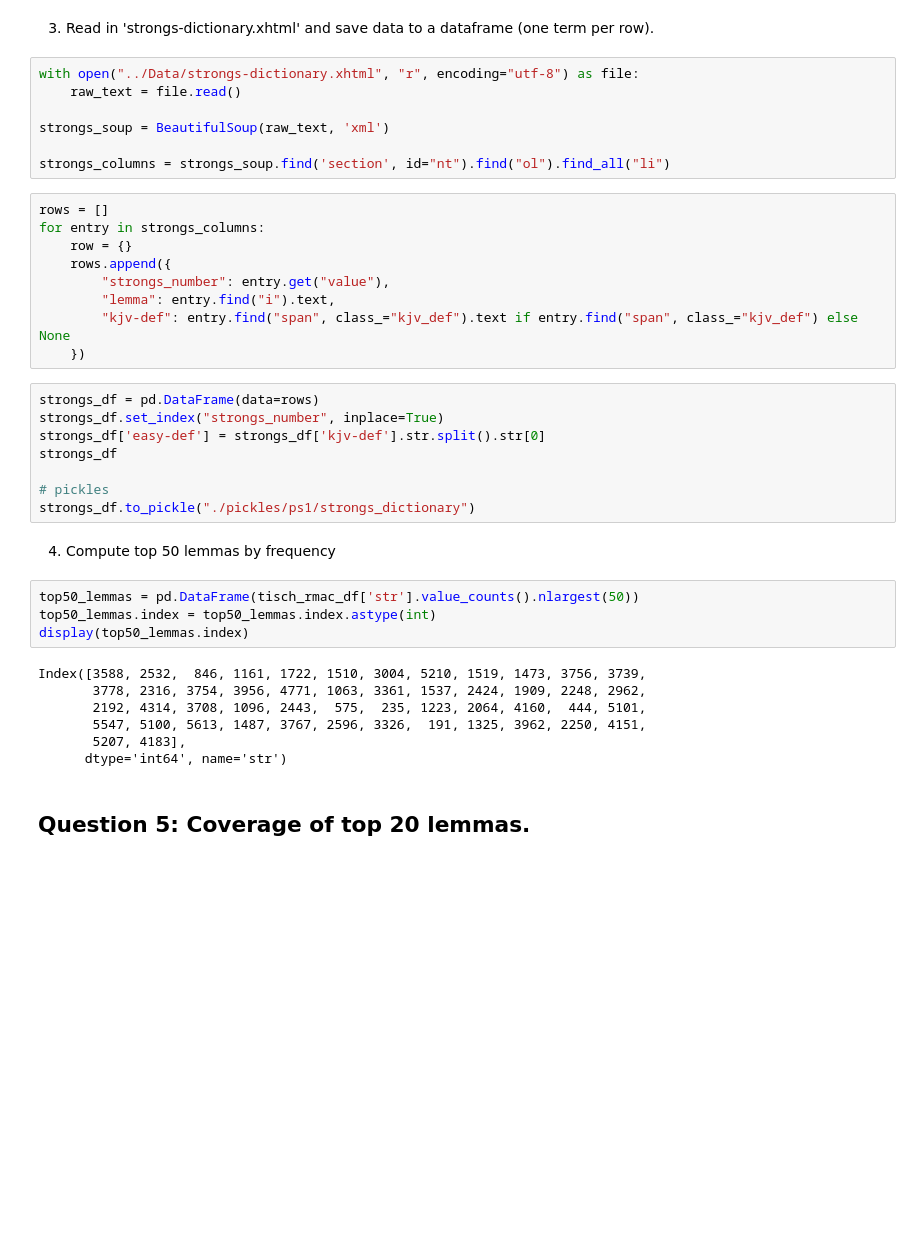
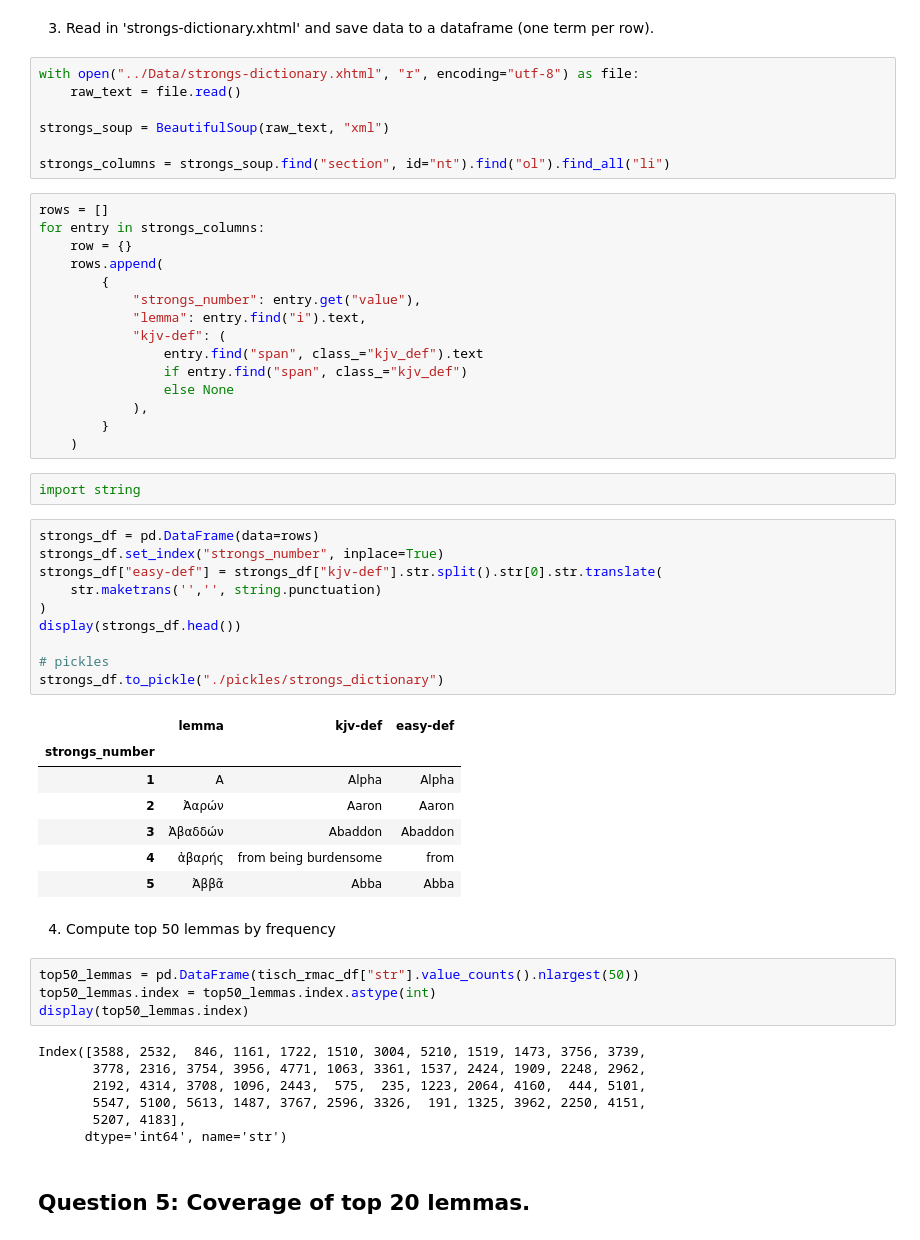
Before and after one commit to Tussky/Datascience-problem-set, a Jupyter notebook: PS1_InitialExploration.ipynb, the cells around one changed output. Cells and saved outputs as stored; diff of their text form; blank space fills up the shorter version.

```diff
--- a/PS1_InitialExploration.ipynb
+++ b/PS1_InitialExploration.ipynb
@@ -128,30 +166,48 @@ tisch_rmac_df = tisch_rmac_df[
 with open("../Data/strongs-dictionary.xhtml", "r", encoding="utf-8") as file:
     raw_text = file.read()
 
-strongs_soup = BeautifulSoup(raw_text, 'xml')
+strongs_soup = BeautifulSoup(raw_text, "xml")
 
-strongs_columns = strongs_soup.find('section', id="nt").find("ol").find_all("li")
+strongs_columns = strongs_soup.find("section", id="nt").find("ol").find_all("li")
 # %%
 rows = []
 for entry in strongs_columns:
     row = {}
-    rows.append({
-        "strongs_number": entry.get("value"),
-        "lemma": entry.find("i").text,
-        "kjv-def": entry.find("span", class_="kjv_def").text if entry.find("span", class_="kjv_def") else None
-    })
+    rows.append(
+        {
+            "strongs_number": entry.get("value"),
+            "lemma": entry.find("i").text,
+            "kjv-def": (
+                entry.find("span", class_="kjv_def").text
+                if entry.find("span", class_="kjv_def")
+                else None
+            ),
+        }
+    )
+# %%
+import string
 # %%
 strongs_df = pd.DataFrame(data=rows)
 strongs_df.set_index("strongs_number", inplace=True)
-strongs_df['easy-def'] = strongs_df['kjv-def'].str.split().str[0]
-strongs_df
+strongs_df["easy-def"] = strongs_df["kjv-def"].str.split().str[0].str.translate(
+    str.maketrans('','', string.punctuation)
+)
+display(strongs_df.head())
 
 # pickles
-strongs_df.to_pickle("./pickles/ps1/strongs_dictionary")
+strongs_df.to_pickle("./pickles/strongs_dictionary")
+# %% [output]
+|  | lemma | kjv-def | easy-def |
+| strongs_number |  |  |  |
+| 1 | Α | Alpha | Alpha |
+| 2 | Ἀαρών | Aaron | Aaron |
+| 3 | Ἀβαδδών | Abaddon | Abaddon |
+| 4 | ἀβαρής | from being burdensome | from |
+| 5 | Ἀββᾶ | Abba | Abba |
 # %% [markdown]
 4. Compute top 50 lemmas by frequency
 # %%
-top50_lemmas = pd.DataFrame(tisch_rmac_df['str'].value_counts().nlargest(50))
+top50_lemmas = pd.DataFrame(tisch_rmac_df["str"].value_counts().nlargest(50))
 top50_lemmas.index = top50_lemmas.index.astype(int)
 display(top50_lemmas.index)
 # %% [output]
```
Also changed, not shown: parts of 22 cells of this notebook.
